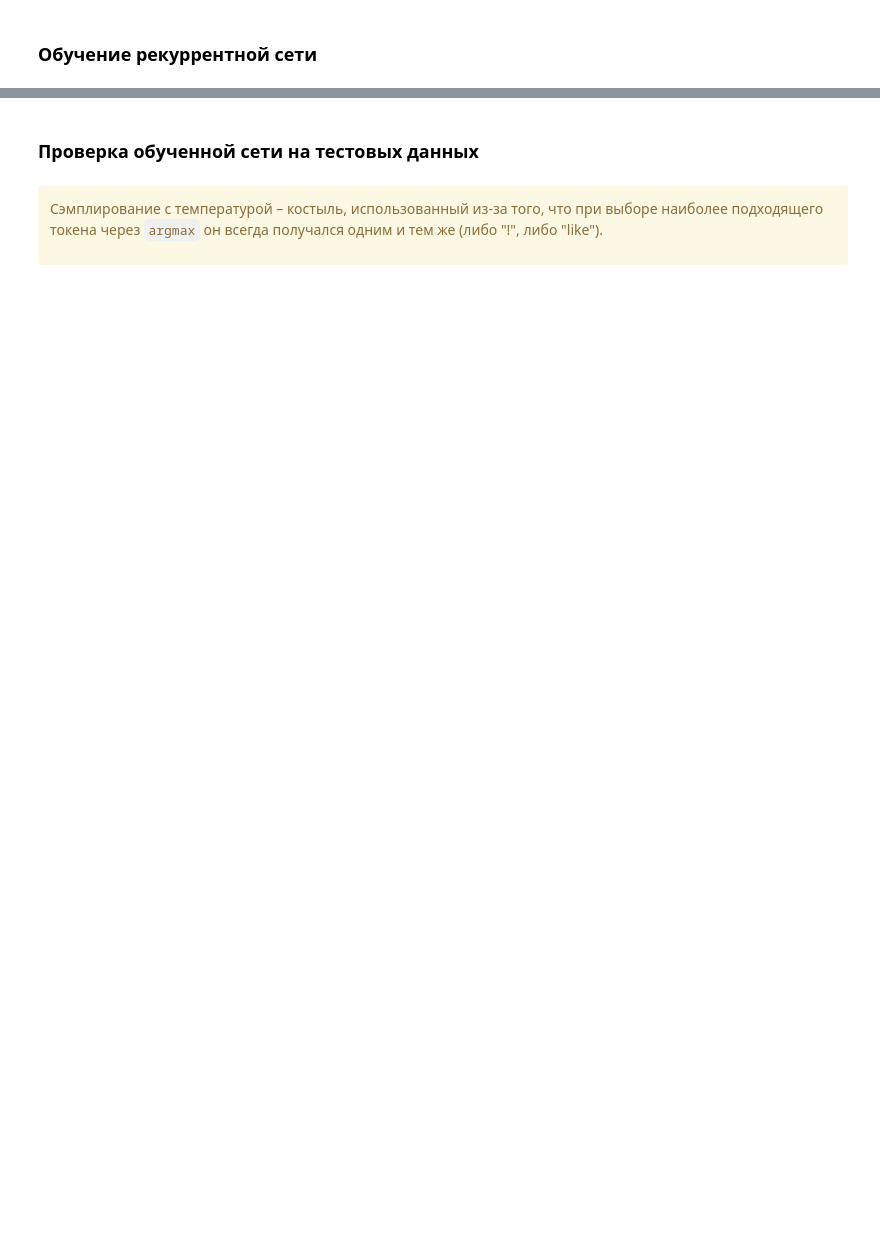
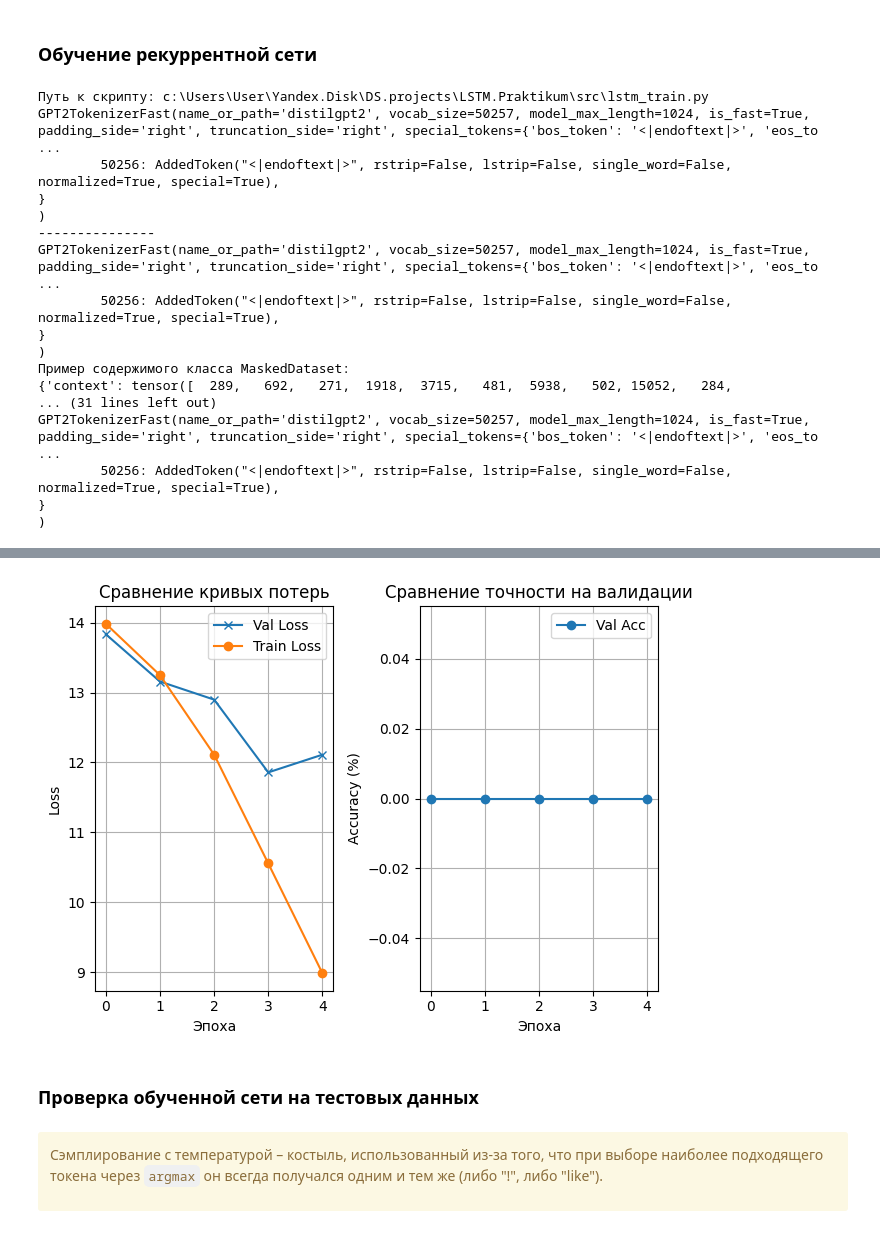
Before and after one commit to SawerBeetle/LSTM.Praktikum, a Jupyter notebook: solution.ipynb, the cells around one changed output, grey strips where cells are left out. Drawn from its saved outputs; the diff is of its cells as text; code cells hidden in the pictures; blank space fills up the shorter version.

```diff
--- a/solution.ipynb
+++ b/solution.ipynb
@@ -182,2 +230,25 @@ C:\Users\User\Yandex.Disk\DS.projects\LSTM.Praktikum\data\..\src\data_utils.py
 # %% [markdown]
 ### Обучение рекуррентной сети
+# %%
+file_path = os.path.join(os.getcwd(), 'src', 'lstm_train.py')
+print(f'Путь к скрипту: {file_path}')
+
+%run $file_path
+# %% [output]
+Путь к скрипту: c:\Users\User\Yandex.Disk\DS.projects\LSTM.Praktikum\src\lstm_train.py
+GPT2TokenizerFast(name_or_path='distilgpt2', vocab_size=50257, model_max_length=1024, is_fast=True, padding_side='right', truncation_side='right', special_tokens={'bos_token': '<|endoftext|>', 'eos_to ...
+        50256: AddedToken("<|endoftext|>", rstrip=False, lstrip=False, single_word=False, normalized=True, special=True),
+}
+)
+---------------
+GPT2TokenizerFast(name_or_path='distilgpt2', vocab_size=50257, model_max_length=1024, is_fast=True, padding_side='right', truncation_side='right', special_tokens={'bos_token': '<|endoftext|>', 'eos_to ...
+        50256: AddedToken("<|endoftext|>", rstrip=False, lstrip=False, single_word=False, normalized=True, special=True),
+}
+)
+Пример содержимого класса MaskedDataset:
+{'context': tensor([  289,   692,   271,  1918,  3715,   481,  5938,   502, 15052,   284,
+... (31 lines left out)
+GPT2TokenizerFast(name_or_path='distilgpt2', vocab_size=50257, model_max_length=1024, is_fast=True, padding_side='right', truncation_side='right', special_tokens={'bos_token': '<|endoftext|>', 'eos_to ...
+        50256: AddedToken("<|endoftext|>", rstrip=False, lstrip=False, single_word=False, normalized=True, special=True),
+}
+)
@@ -184,3 +260,4 @@ C:\Users\User\Yandex.Disk\DS.projects\LSTM.Praktikum\data\..\src\data_utils.py
+[figure, added]
 # %% [markdown]
 ### Проверка обученной сети на тестовых данных
 # %% [markdown]
```
Also changed, not shown: parts of 8 cells of this notebook, 10 other files.
